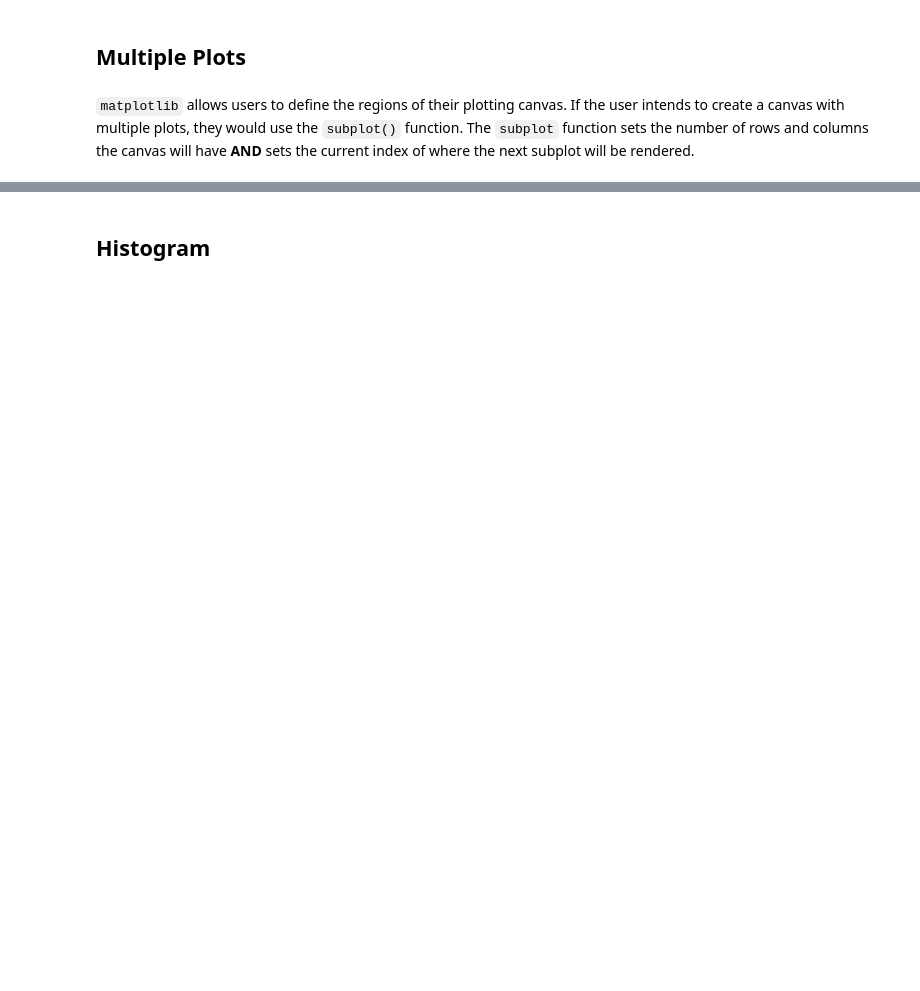
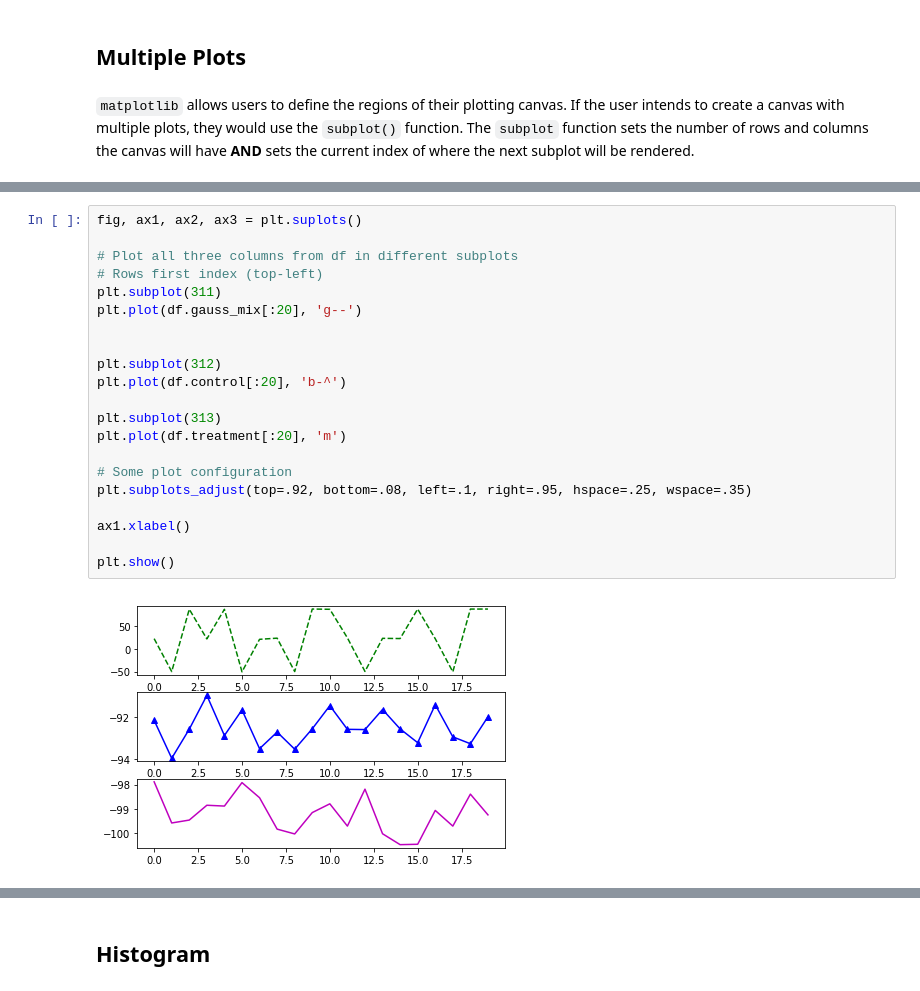
Before and after one commit to betteridiot/b575f18, a Jupyter notebook: Data_viz.ipynb, the cells around one changed output, grey strips where cells are left out. Drawn from its saved outputs; the diff is of its cells as text; blank space fills up the shorter version.

```diff
--- a/Data_viz.ipynb
+++ b/Data_viz.ipynb
@@ -128 +159,24 @@ plt.show()
+# %%
+fig, ax1, ax2, ax3 = plt.suplots()
+
+# Plot all three columns from df in different subplots
+# Rows first index (top-left)
+plt.subplot(311)
+plt.plot(df.gauss_mix[:20], 'g--')
+
+
+plt.subplot(312)
+plt.plot(df.control[:20], 'b-^')
+
+plt.subplot(313)
+plt.plot(df.treatment[:20], 'm')
+
+# Some plot configuration
+plt.subplots_adjust(top=.92, bottom=.08, left=.1, right=.95, hspace=.25, wspace=.35)
+
+ax1.xlabel()
+
+plt.show()
+# %% [output]
+[figure, added]
 # %%
```
Also changed, not shown: parts of 17 cells of this notebook, 3 other files.
